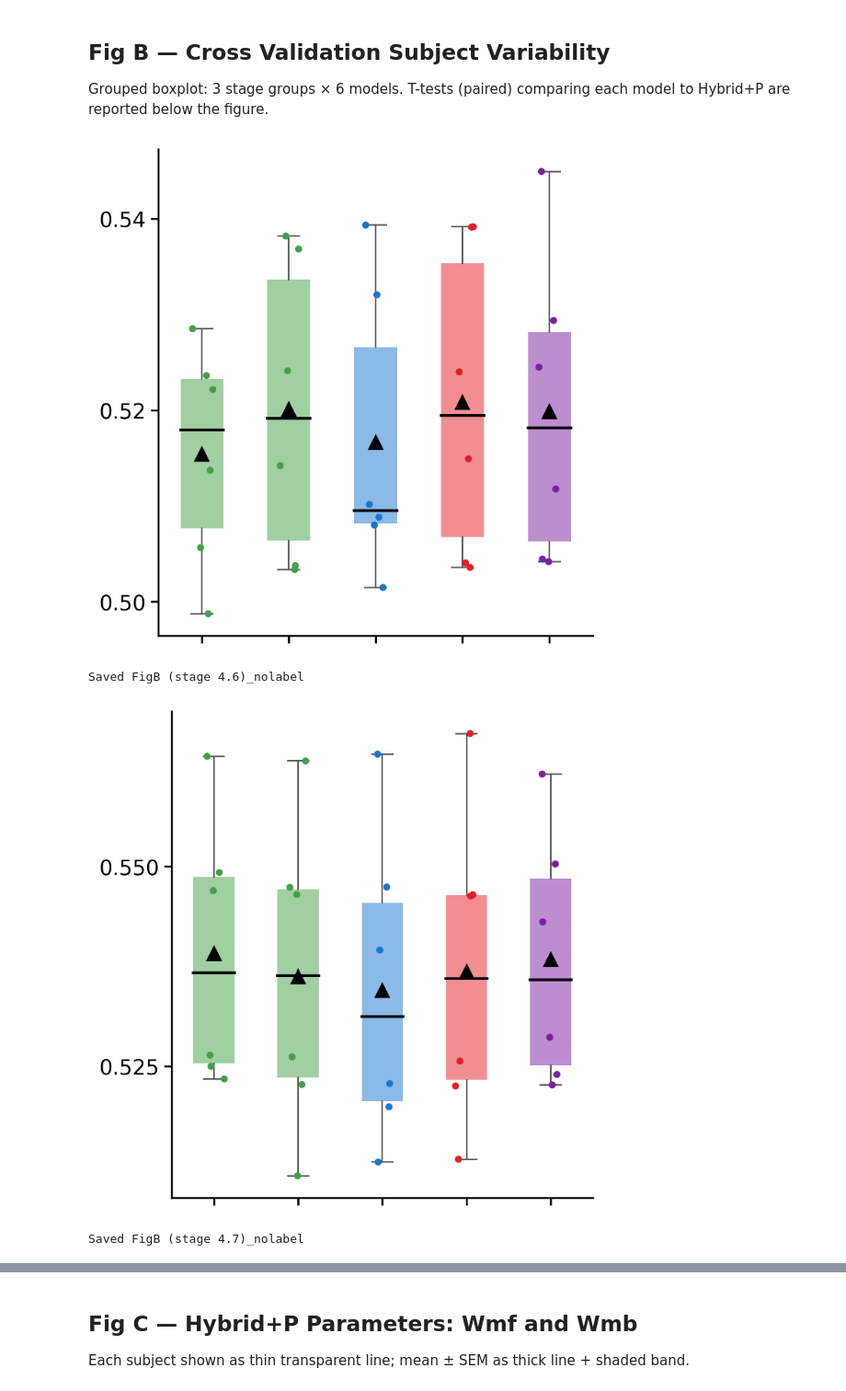
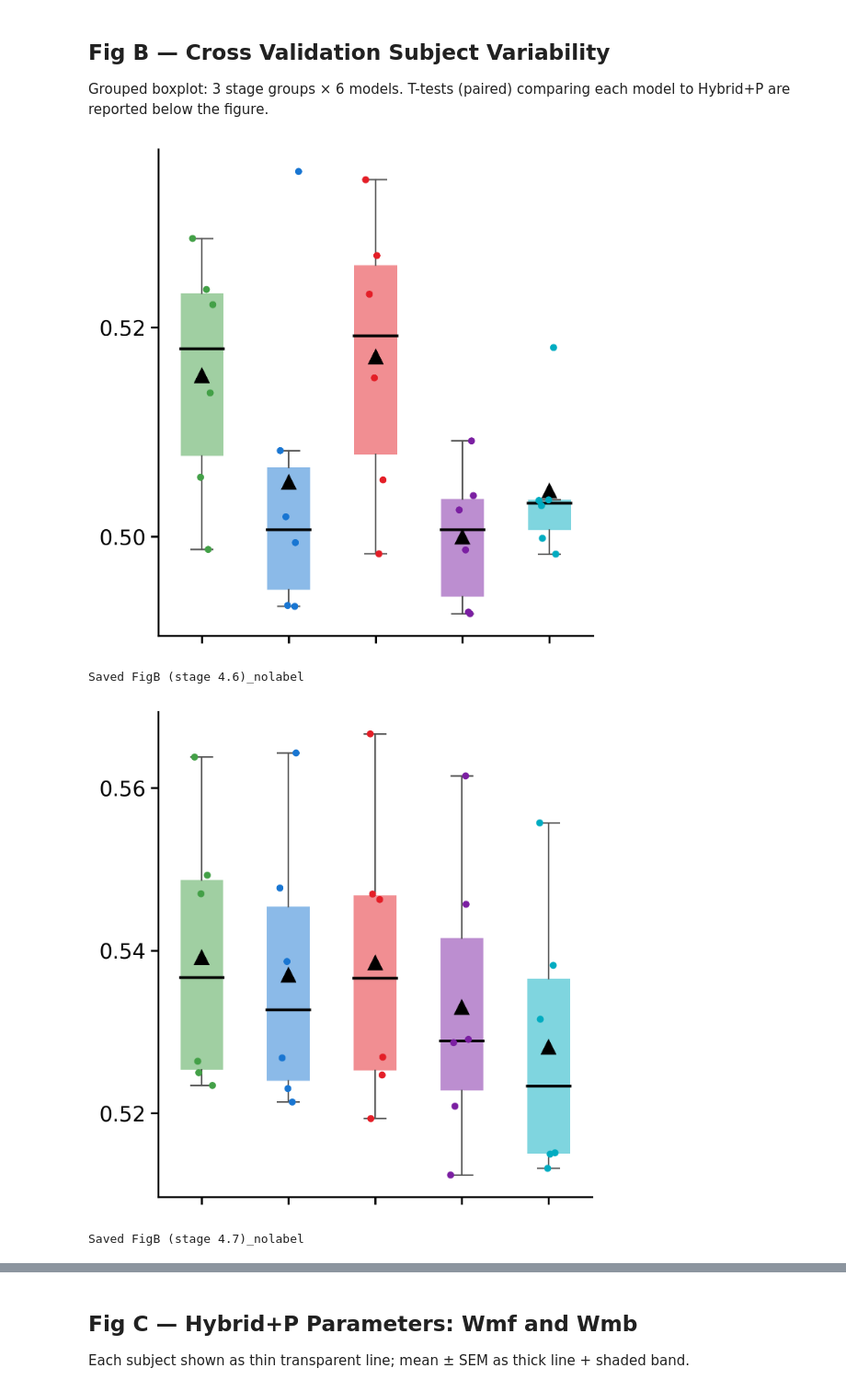
Before and after one commit to m-yasueda/twostep-model-comparison, a Jupyter notebook: notebooks/7_figures.ipynb, the cells around one changed output, grey strips where cells are left out. Shown at 92% size. Cells and saved outputs as stored; diff of their text form; code cells hidden in the pictures.

```diff
--- a/notebooks/7_figures.ipynb
+++ b/notebooks/7_figures.ipynb
@@ -66,18 +66,18 @@ COLOUR_MAP = {
 
 # model CSV key  ->  (display label, colour key)
 MODEL_META = {
-    'hyb':           ('Hybrid',          'Hybrid'),
-    'hyb_p':         ('Hybrid+P',        'Hybrid'),
+    'hyb':           ('Hybrid (MF+MB)',          'Hybrid'),
+    'hyb_p':         ('Hybrid (MF+MB)+P',        'Hybrid'),
     'hyb_pmulti':    ('Hybrid+Pmulti',   'Hybrid'),
-    'hyb_inf':       ('Hybrid+Inf',      'Hybrid'),
+    'hyb_inf':       ('Hybrid (MF+ AsymInf)',      'Hybrid'),
     'mb':            ('MB',              'MB'),
     'mb_p':          ('MB+P',            'MB'),
     'mb_pmulti':     ('MB+Pmulti',       'MB'),
     'mf_p':          ('MF+P',            'MF'),
     'mf_pmulti':     ('MF+Pmulti',       'MF'),
-    'ls_asym':       ('Asymmetric Inference',       'Asymmetric Inference'),
-    'ls_asym_p':     ('Inference+P',     'Asymmetric Inference'),
-    'ls_asym_pmulti':('Inference+Pmulti','Asymmetric Inference'),
+    'ls_asym':       ('Asym Inference',       'Asymmetric Inference'),
+    'ls_asym_p':     ('Asym Inference+P',     'Asymmetric Inference'),
+    'ls_asym_pmulti':('Asym Inference+Pmulti','Asymmetric Inference'),
     'ls':           ('LS',              'LS'),
     'ls_p':         ('LS+P',            'LS'),
     'rac_p':         ('RAC+P',           'RAC+P'),
@@ -176,12 +176,12 @@ T-tests (paired) comparing each model to Hybrid+P are reported below the figure.
 # Fig B — per-stage boxplot (one figure per stage) for 6 selected models
 # Fixed model order (no sorting)
 # ============================================================
+FIGB_MODELS = [
+    'hyb_p', 'mb_p', 'mf_p', 'ls_asym_p', 'rac_p',
+]
 # FIGB_MODELS = [
-#     'hyb_p', 'mb_p', 'mf_p', 'ls_asym_p', 'rac_p',
+#     'hyb_p', 'hyb_pmulti', 'mb_pmulti', 'mf_pmulti', 'ls_asym_pmulti', 'ls_pmulti', 'rac_pmulti',
 # ]
-FIGB_MODELS = [
-    'hyb_p', 'hyb_pmulti', 'mb_pmulti', 'mf_pmulti', 'ls_asym_pmulti', 'ls_pmulti', 'rac_pmulti',
-]
 
 FIGB_MODELS = [m for m in FIGB_MODELS
                if any((m, s) in dfs for s in STAGES)]
@@ -233,34 +233,34 @@ for stage, stage_label in zip(STAGES, STAGE_LABELS):
     # ax.set_ylabel('Cross Validation (p correct)')
     # ax.set_title(f'Fig B — Stage {stage_label}')
     tidy_yticks(ax, n=3)
 
     plt.tight_layout()
     suffix = '' if SHOW_XTICK_LABELS else '_nolabel'
     plt.savefig(os.path.join(FIGURES_DIR,
                 f'FigB_CV_variability_stage{stage_label}{suffix}.png'),
                 bbox_inches='tight')
     plt.show()
     print(f'Saved FigB (stage {stage_label}){suffix}')
 
 # ── Paired t-tests vs Hybrid+P ──────────────────────────────────────────────
 print('\n=== Fig B: Paired t-test (each model vs Hybrid+P) ===')
 hdr = f"{'Model':<22}" + ''.join(f"{'Stage '+s:>22}" for s in STAGES)
 print(hdr)
 print('-' * (22 + 22 * len(STAGES)))
 for model_key in [m for m in FIGB_MODELS if m != 'hyb_p']:
     row = f"{lbl(model_key):<22}"
     for stage in STAGES:
         if (model_key, stage) in dfs and ('hyb_p', stage) in dfs:
             a = dfs[('hyb_p',    stage)]['Cross validation'].values
             b = dfs[(model_key,  stage)]['Cross validation'].values
             t, p = stats.ttest_rel(a, b)
             sig = '***' if p < 0.001 else ('**' if p < 0.01 else ('*' if p < 0.05 else 'ns'))
             row += f"  t={t:+.2f} p={p:.3f} {sig:3s}    "
         else:
             row += f"{'N/A':>22}"
     print(row)
 # %% [output]
-[figure, old version]
+[figure, new version]
 Saved FigB (stage 4.6)_nolabel
-[figure, old version]
+[figure, new version]
 Saved FigB (stage 4.7)_nolabel
```
Also changed, not shown: parts of 3 cells of this notebook, 31 other files.
